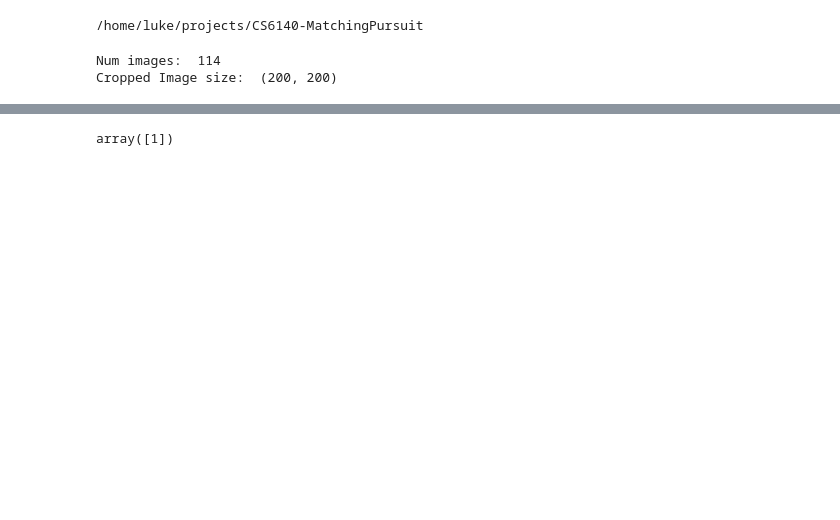
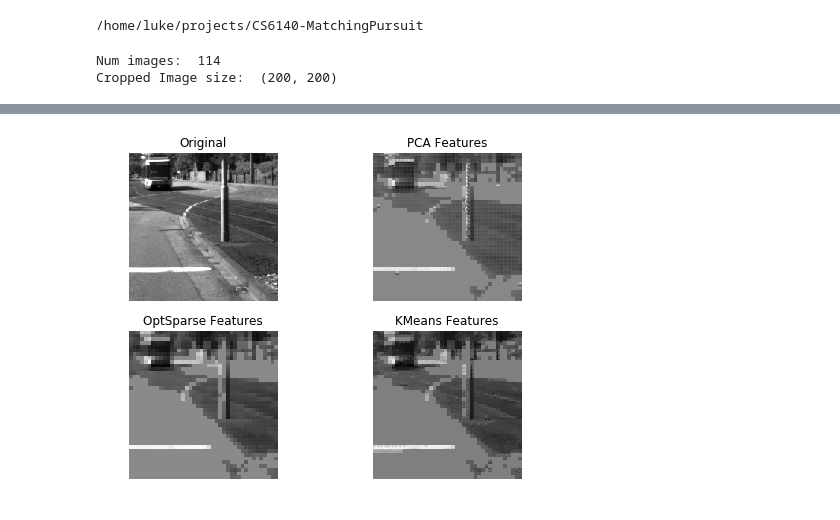
Before and after one commit to Lukeroberto/CS6140-MatchingPursuit, a Jupyter notebook: notebooks/Tests.ipynb, the cells around one changed output, grey strips where cells are left out. Cells and saved outputs as stored; diff of their text form; code cells hidden in the pictures; blank space fills up the shorter version.

```diff
--- a/notebooks/Tests.ipynb
+++ b/notebooks/Tests.ipynb
@@ -84,6 +85,25 @@ HTML(ani.to_html5_video())
-# %%
-a = np.array([1, 2, 3, 4, 5])
-
-a[[0]]
-# %% [output]
-array([1])
+# %%
+f, ((ax1, ax2), (ax3, ax4)) = plt.subplots(2,2, figsize=(8,6))
+ims = []
+
+ax1.set_title("Original")
+ax2.set_title("PCA Features")
+ax3.set_title("OptSparse Features")
+ax4.set_title("KMeans Features")
+for i in range((len(images))):
+    im1 = ax1.imshow(images[i], cmap="Greys_r", animated=True)
+    im2 = ax2.imshow(video_recon_pca[i], cmap="Greys_r", animated=True)
+    im3 = ax3.imshow(video_recon_optsparse[i], cmap="Greys_r", animated=True)
+    im4 = ax4.imshow(video_recon_kmeans[i], cmap="Greys_r", animated=True)
+
+    ax1.axis("off")
+    ax2.axis("off")
+    ax3.axis("off")
+    ax4.axis("off")
+    ims.append([im1, im2, im3, im4])
+
+ani = animation.ArtistAnimation(f, ims, interval=50, blit=True, repeat_delay=1000)
+HTML(ani.to_html5_video())
+ani.save('results/GMP_all_dicts_k_{}.gif'.format(k), writer='imagemagick', fps=30)
+# %% [output]
+[figure, added]
```
Also changed, not shown: parts of 5 cells of this notebook, 3 other files.
